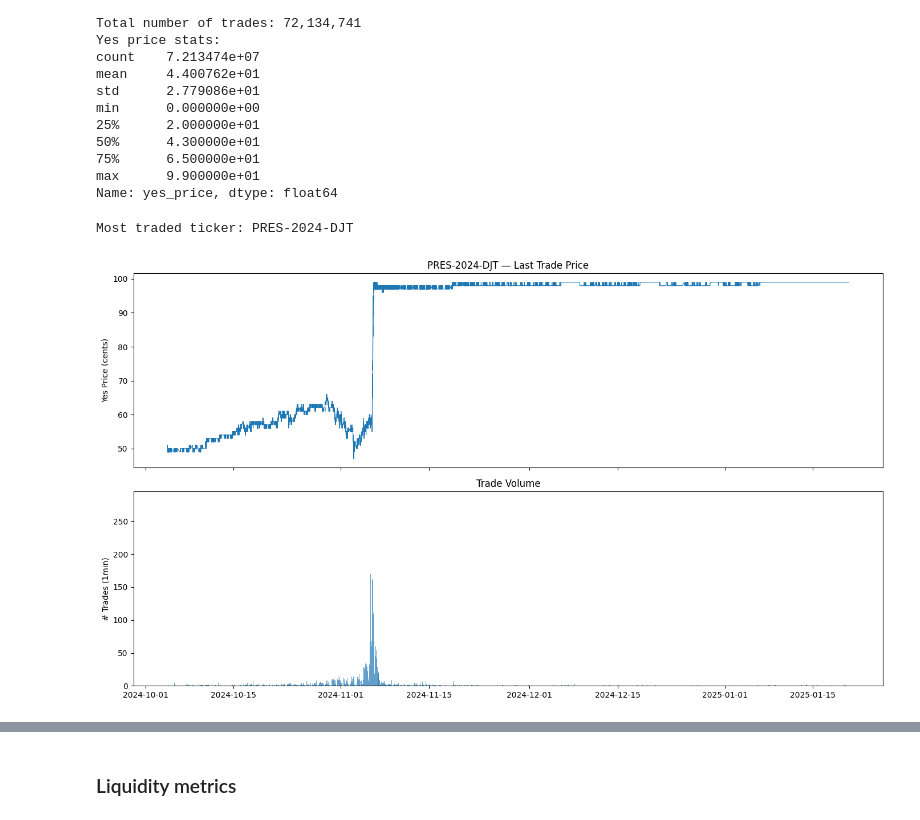
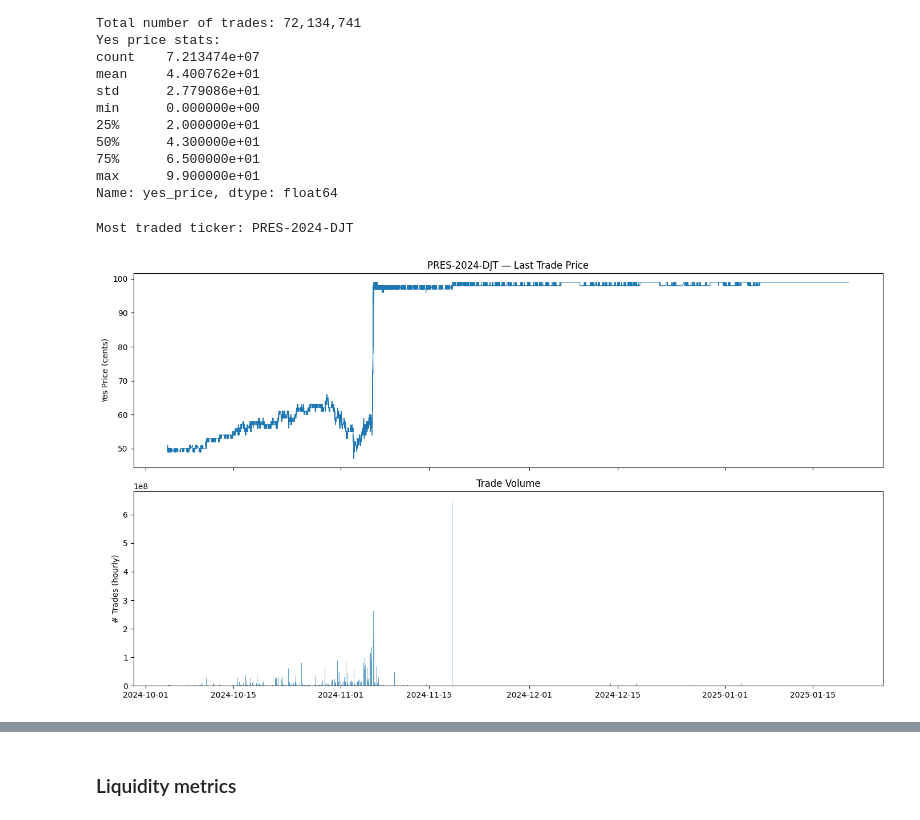
Before and after one commit to abprada/Kalshi-Project, a Jupyter notebook: notebooks/data.ipynb, the cells around one changed output, grey strips where cells are left out. Cells and saved outputs as stored; diff of their text form; code cells hidden in the pictures.

```diff
--- a/notebooks/data.ipynb
+++ b/notebooks/data.ipynb
@@ -234,27 +243,30 @@ min      0.000000e+00
 max      9.900000e+01
 Name: yes_price, dtype: float64
 # %%
-
-
-# Pick ticker with most trades
 top_ticker = trades.groupby("ticker").size().idxmax()
 print(f"Most traded ticker: {top_ticker}")
 
-ts = trade_ts[trade_ts["ticker"] == top_ticker].set_index("created_time")
-mkt = markets[markets["ticker"] == top_ticker].iloc[0]
+ts = trades[trades["ticker"] == top_ticker].set_index("created_time").sort_index()
 
 fig, axes = plt.subplots(2, 1, figsize=(14, 8), sharex=True)
 
-axes[0].plot(ts.index, ts["last_yes_price"], lw=0.8)
+axes[0].plot(ts.index, ts["yes_price"], lw=0.8)
 axes[0].set_ylabel("Yes Price (cents)")
 axes[0].set_title(f"{top_ticker} — Last Trade Price")
 
-axes[1].bar(ts.index, ts["n_trades"], width=0.0007, alpha=0.7)
-axes[1].set_ylabel("# Trades (1min)")
+# Resample volume to hourly so bar chart has far fewer bars
+volume = np.where(ts["taker_side"] == "yes",
+                  ts["count"] * ts["yes_price"],
+                  ts["count"] * ts["no_price"])
+
+volume = pd.Series(volume, index=ts.index).resample("1h").sum()
+
+axes[1].bar(volume.index, volume.values, width=0.03, alpha=0.7)
+axes[1].set_ylabel("# Trades (hourly)")
 axes[1].set_title("Trade Volume")
 
 plt.tight_layout()
 plt.show()
 # %% [output]
 Most traded ticker: PRES-2024-DJT
-[figure, old version]
+[figure, new version]
```
Also changed, not shown: parts of 41 cells of this notebook.
